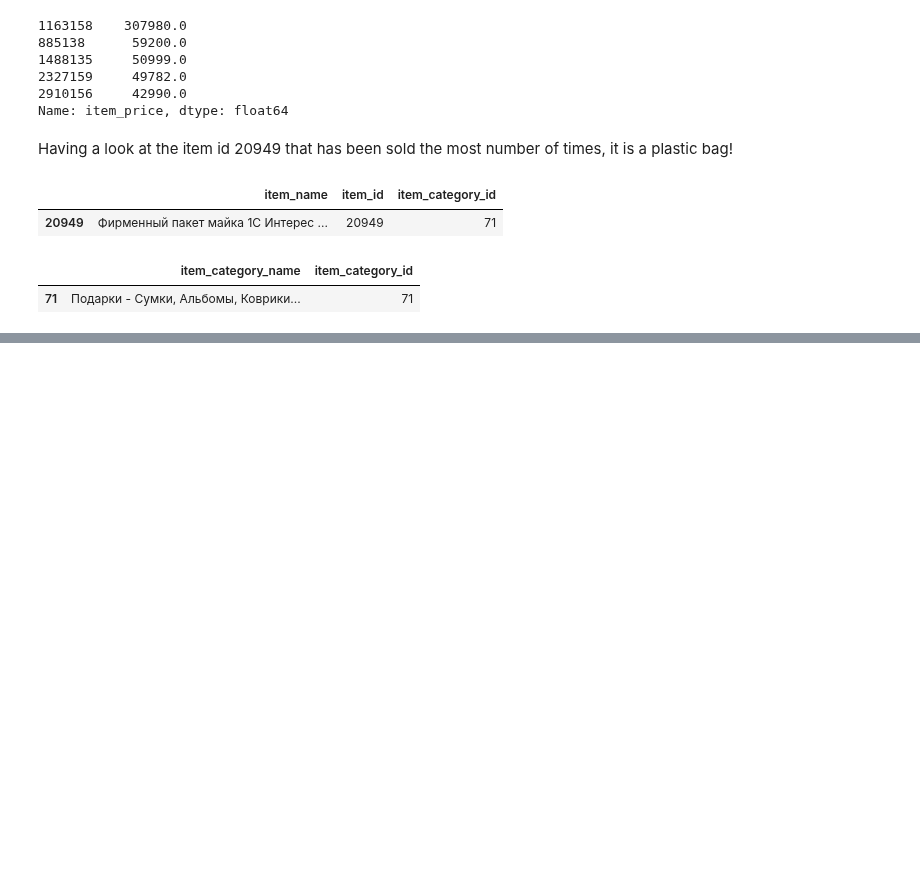
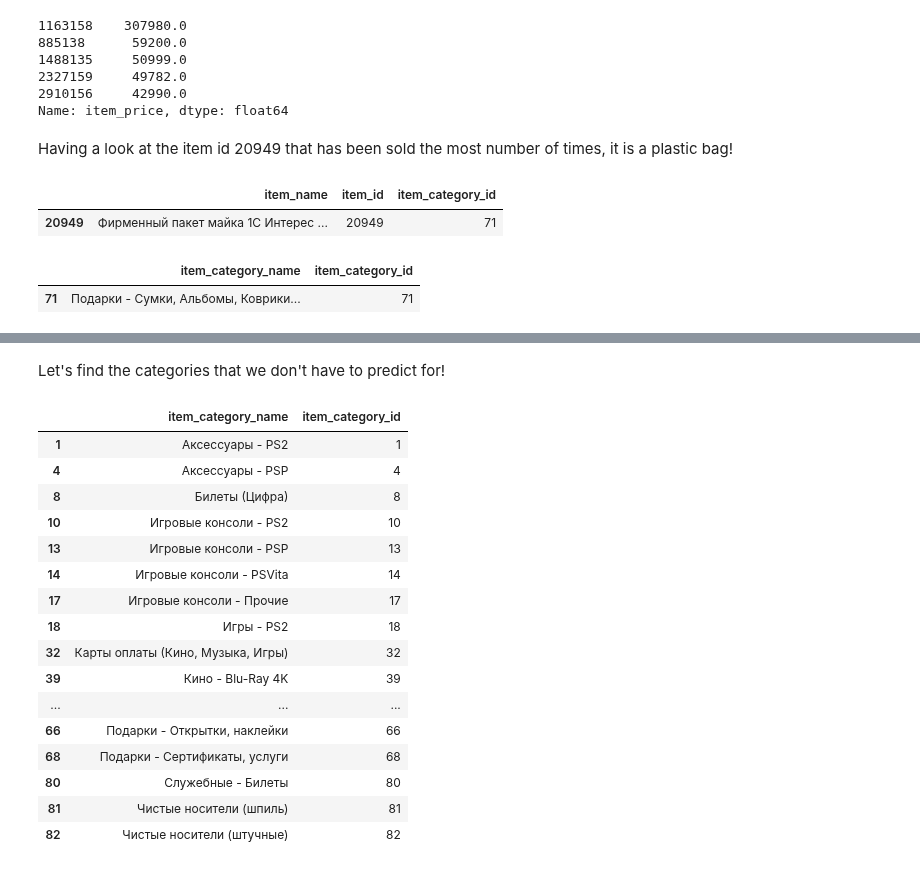
Before and after one commit to sarthakbatragatech/100-Days-of-ML, a Jupyter notebook: Time-Series-Forecasting/Predict-Future-Sales.ipynb, the cells around one changed output, grey strips where cells are left out. Saved outputs shown, nothing was run; the diff lists cells and outputs as text; code cells hidden in the pictures; blank space fills up the shorter version.

```diff
--- a/Time-Series-Forecasting/Predict-Future-Sales.ipynb
+++ b/Time-Series-Forecasting/Predict-Future-Sales.ipynb
@@ -154,0 +214,22 @@ It seems there might be some values of shop_id and item_id completely missing in
+# %% [markdown]
+Let's find the categories that we don't have to predict for!
+# %%
+categories.loc[~categories['item_category_id'].isin(categories_in_test)]
+# %% [output]
+|  | item_category_name | item_category_id |
+| 1 | Аксессуары - PS2 | 1 |
+| 4 | Аксессуары - PSP | 4 |
+| 8 | Билеты (Цифра) | 8 |
+| 10 | Игровые консоли - PS2 | 10 |
+| 13 | Игровые консоли - PSP | 13 |
+| 14 | Игровые консоли - PSVita | 14 |
+| 17 | Игровые консоли - Прочие | 17 |
+| 18 | Игры - PS2 | 18 |
+| 32 | Карты оплаты (Кино, Музыка, Игры) | 32 |
+| 39 | Кино - Blu-Ray 4K | 39 |
+| ... | ... | ... |
+| 66 | Подарки - Открытки, наклейки | 66 |
+| 68 | Подарки - Сертификаты, услуги | 68 |
+| 80 | Служебные - Билеты | 80 |
+| 81 | Чистые носители (шпиль) | 81 |
+| 82 | Чистые носители (штучные) | 82 |
```
Also changed, not shown: parts of 13 cells of this notebook.
